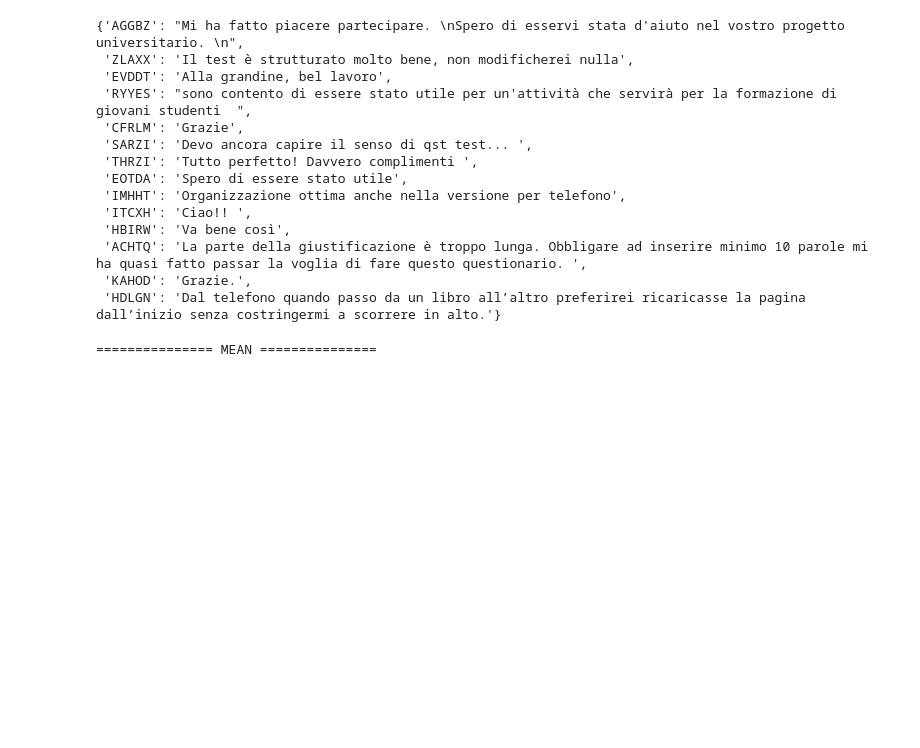
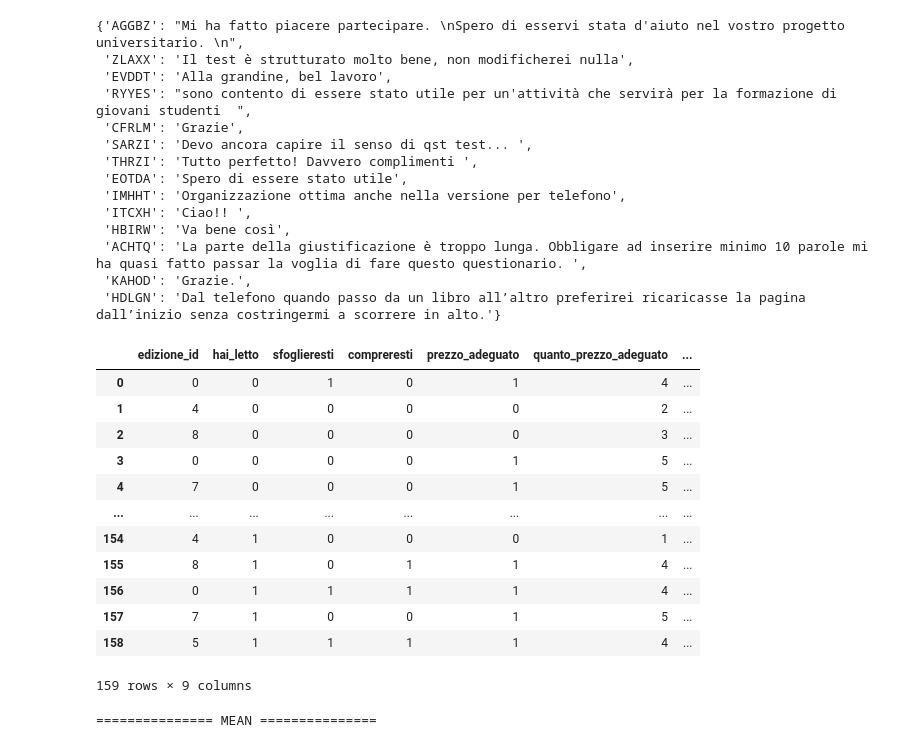
Before and after one commit to canta2899/crowdsourcing-experiment, a Jupyter notebook: pyAnalysis/analysis.ipynb, the cells around one changed output. Drawn from its saved outputs; the diff is of its cells as text; code cells hidden in the pictures; blank space fills up the shorter version.

```diff
--- a/pyAnalysis/analysis.ipynb
+++ b/pyAnalysis/analysis.ipynb
@@ -411,6 +411,22 @@ df_data = pd.DataFrame(dict_data)
 
 # display(df_data)
 df_data.to_json("dataframes/worker_data.json")
+# %%
+df_data
+# %% [output]
+|  | edizione_id | hai_letto | sfoglieresti | compreresti | prezzo_adeguato | quanto_prezzo_adeguato | ... |
+| 0 | 0 | 0 | 1 | 0 | 1 | 4 | ... |
+| 1 | 4 | 0 | 0 | 0 | 0 | 2 | ... |
+| 2 | 8 | 0 | 0 | 0 | 0 | 3 | ... |
+| 3 | 0 | 0 | 0 | 0 | 1 | 5 | ... |
+| 4 | 7 | 0 | 0 | 0 | 1 | 5 | ... |
+| ... | ... | ... | ... | ... | ... | ... | ... |
+| 154 | 4 | 1 | 0 | 0 | 0 | 1 | ... |
+| 155 | 8 | 1 | 0 | 1 | 1 | 4 | ... |
+| 156 | 0 | 1 | 1 | 1 | 1 | 4 | ... |
+| 157 | 7 | 1 | 0 | 0 | 1 | 5 | ... |
+| 158 | 5 | 1 | 1 | 1 | 1 | 4 | ... |
+159 rows × 9 columns
 # %%
 """
 Calcolate le seguenti misure per ciascuna edizione:
```
Also changed, not shown: parts of 8 cells of this notebook, 3 other files.
